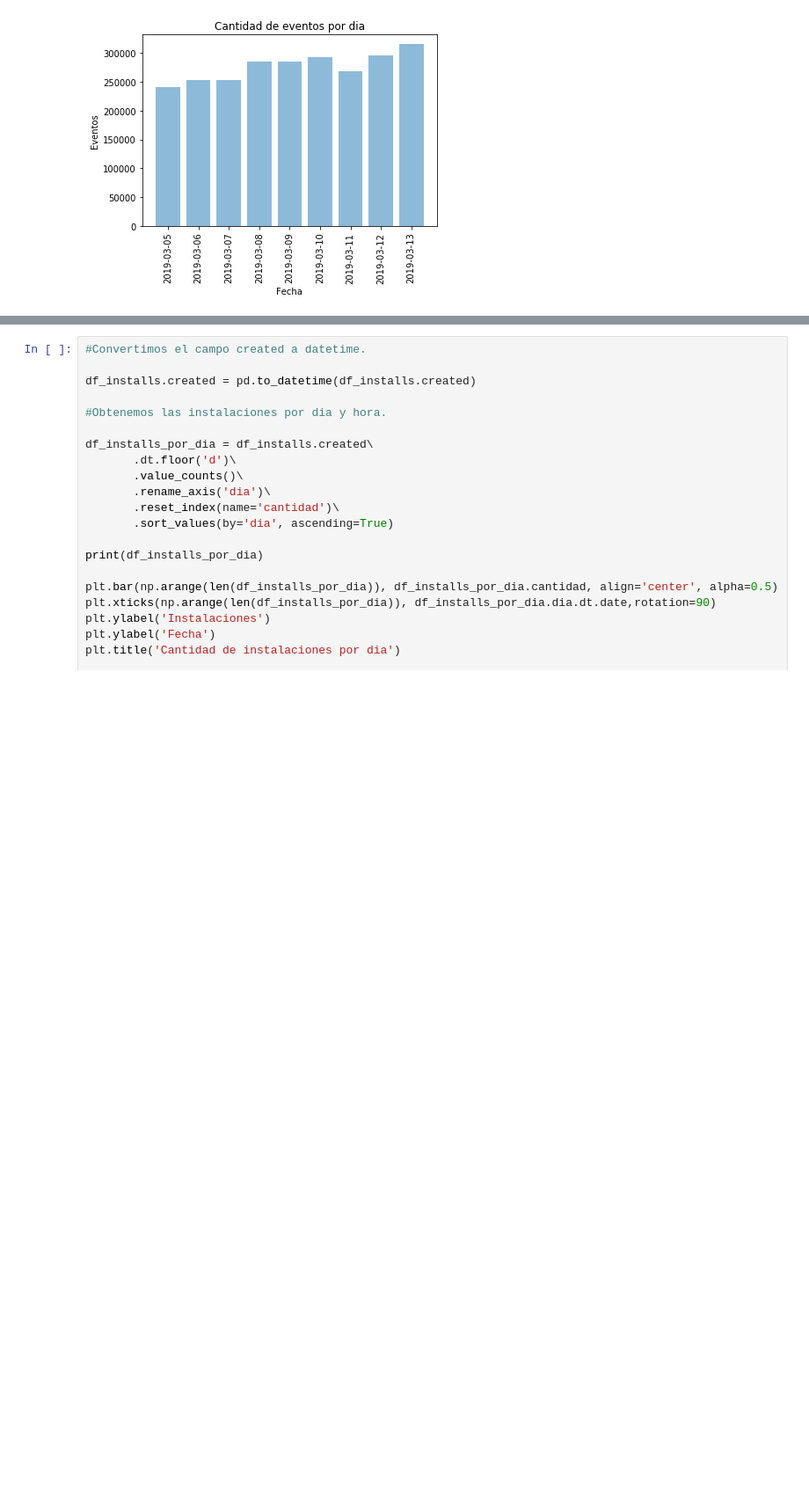
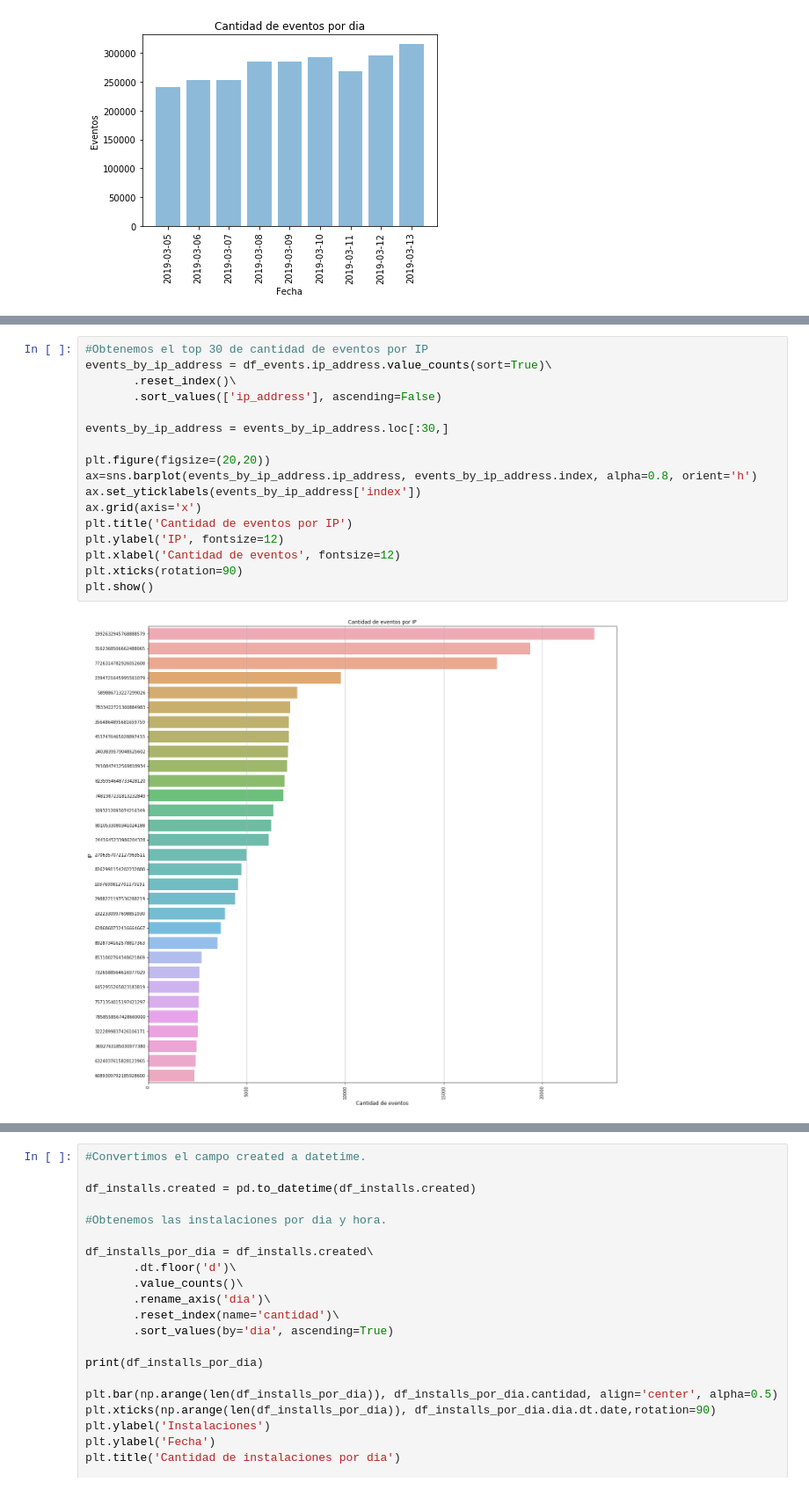
Before and after one commit to yanetrodriguez25/TpJampp, a Jupyter notebook: Tp1.ipynb, the cells around one changed output, grey strips where cells are left out. Shown at 88% size. Cells and saved outputs as stored; diff of their text form; blank space fills up the shorter version.

```diff
--- a/Tp1.ipynb
+++ b/Tp1.ipynb
@@ -603,0 +658,19 @@ Name: attributed, dtype: int64
+# %%
+#Obtenemos el top 30 de cantidad de eventos por IP
+events_by_ip_address = df_events.ip_address.value_counts(sort=True)\
+       .reset_index()\
+       .sort_values(['ip_address'], ascending=False)
+
+events_by_ip_address = events_by_ip_address.loc[:30,]
+
+plt.figure(figsize=(20,20))
+ax=sns.barplot(events_by_ip_address.ip_address, events_by_ip_address.index, alpha=0.8, orient='h')
+ax.set_yticklabels(events_by_ip_address['index'])
+ax.grid(axis='x')
+plt.title('Cantidad de eventos por IP')
+plt.ylabel('IP', fontsize=12)
+plt.xlabel('Cantidad de eventos', fontsize=12)
+plt.xticks(rotation=90)
+plt.show()
+# %% [output]
+[figure, added]
```
Also changed, not shown: parts of 46 cells of this notebook.
